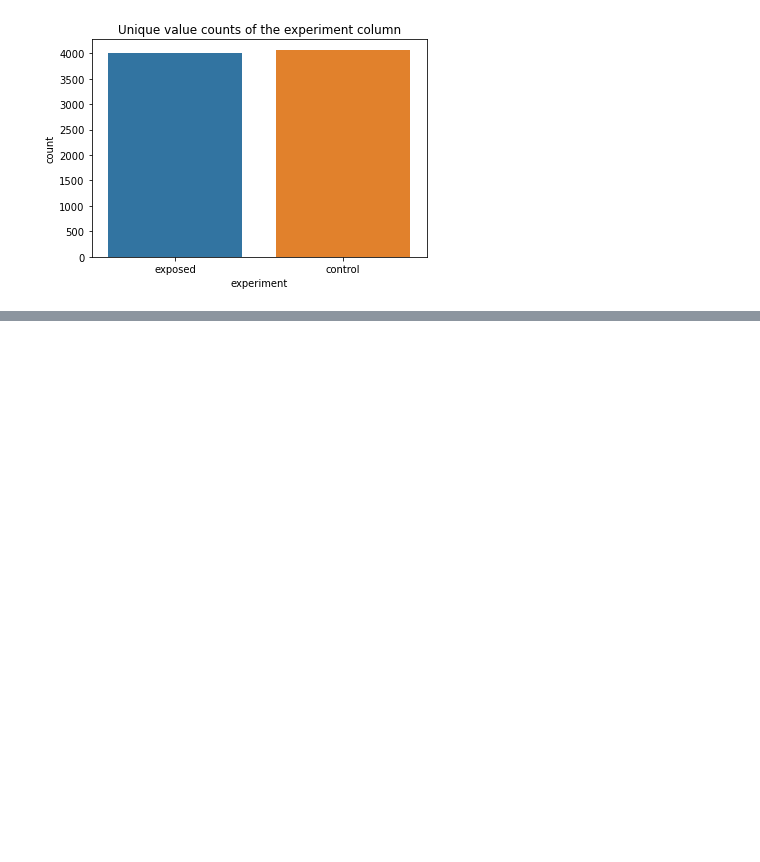
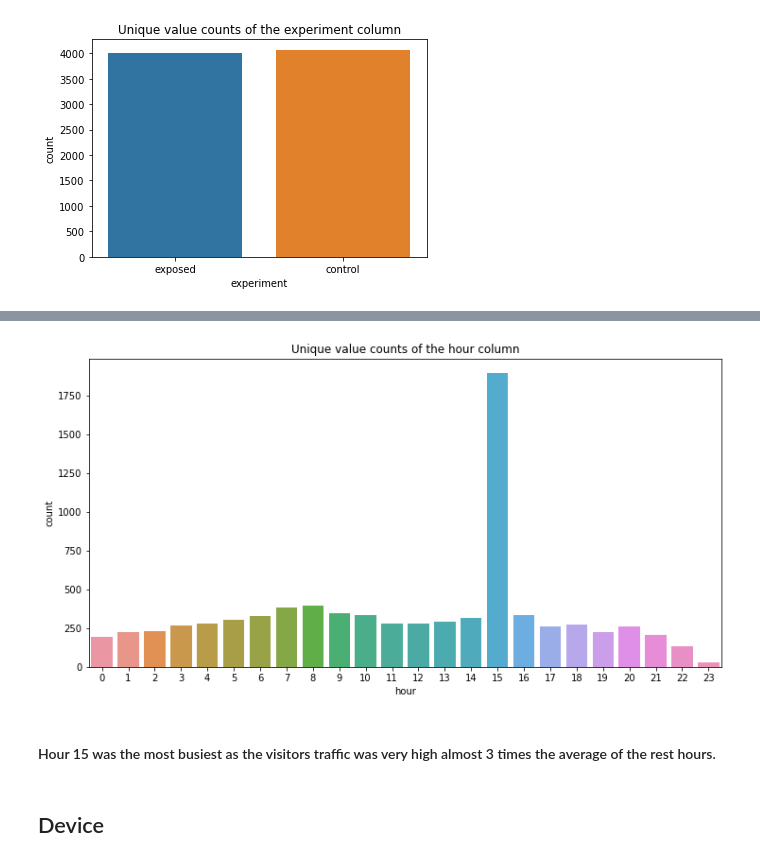
Before and after one commit to AB-Hypothesis-Testing/AB-Testing, a Jupyter notebook: notebooks/EDA.ipynb, the cells around one changed output, grey strips where cells are left out. Saved outputs shown, nothing was run; the diff lists cells and outputs as text; code cells hidden in the pictures; blank space fills up the shorter version.

```diff
--- a/notebooks/EDA.ipynb
+++ b/notebooks/EDA.ipynb
@@ -112,0 +164,11 @@ plt.title('Unique value counts of the experiment column');
+# %%
+plt.figure(figsize=(12, 6))
+plt.title('Unique value counts of the hour column')
+sns.countplot(data=df, x='hour')
+plt.show()
+# %% [output]
+[figure, added]
+# %% [markdown]
+#### Hour 15 was the most busiest as the visitors traffic was very high almost 3 times the average of the rest hours.
+# %% [markdown]
+## Device
```
Also changed, not shown: parts of 41 cells of this notebook.
